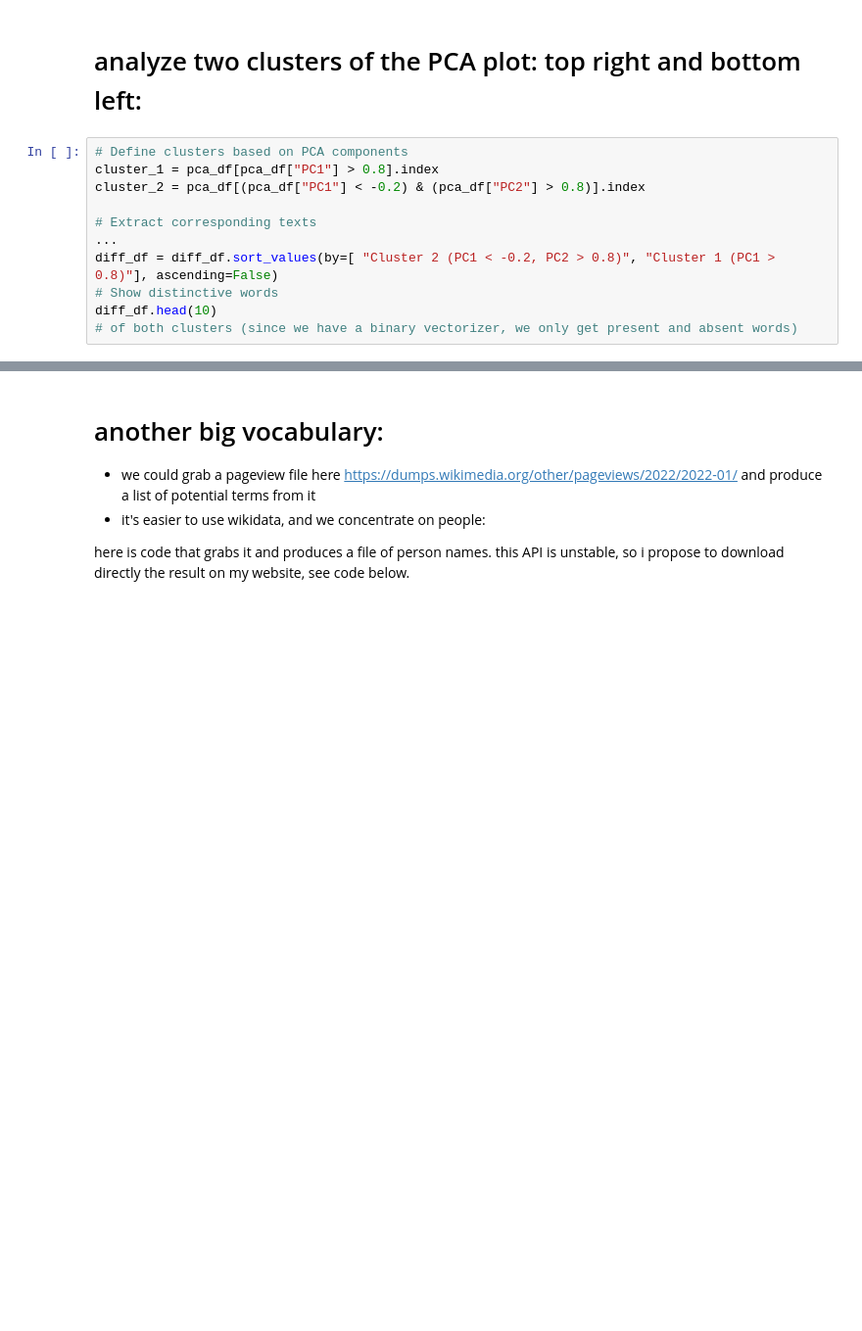
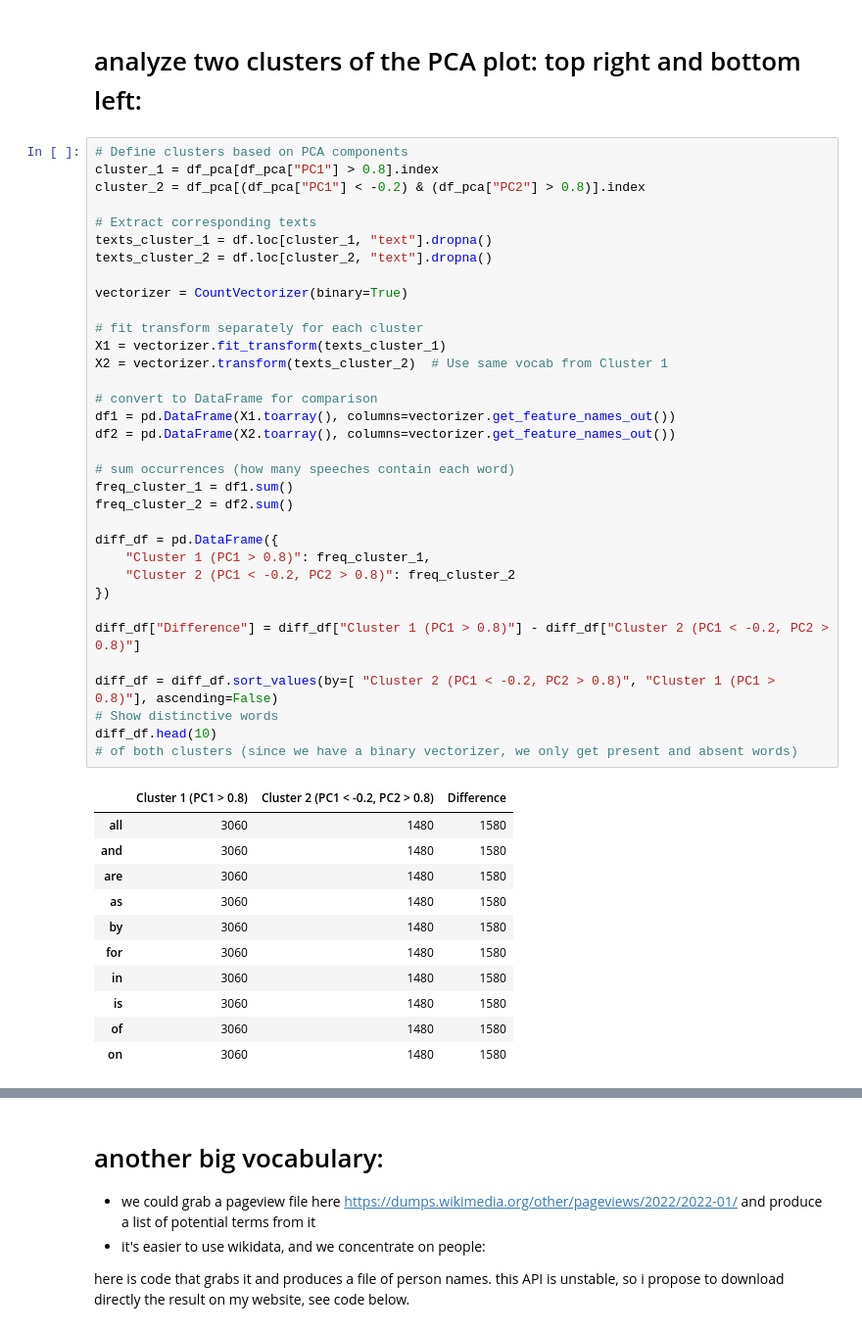
Before and after one commit to Coperr/information-retrieval, a Jupyter notebook: notebook1.ipynb, the cells around one changed output, grey strips where cells are left out. Shown at 98% size. Drawn from its saved outputs; the diff is of its cells as text; blank space fills up the shorter version.

```diff
--- a/notebook1.ipynb
+++ b/notebook1.ipynb
@@ -928,12 +944,47 @@ time: 329 µs (started: 2025-03-12 23:17:03 +00:00)
 # analyze two clusters of the PCA plot: top right and bottom left:
 # %%
 # Define clusters based on PCA components
-cluster_1 = pca_df[pca_df["PC1"] > 0.8].index
-cluster_2 = pca_df[(pca_df["PC1"] < -0.2) & (pca_df["PC2"] > 0.8)].index
+cluster_1 = df_pca[df_pca["PC1"] > 0.8].index
+cluster_2 = df_pca[(df_pca["PC1"] < -0.2) & (df_pca["PC2"] > 0.8)].index
 
 # Extract corresponding texts
-...
+texts_cluster_1 = df.loc[cluster_1, "text"].dropna()
+texts_cluster_2 = df.loc[cluster_2, "text"].dropna()
+
+vectorizer = CountVectorizer(binary=True)
+
+# fit transform separately for each cluster
+X1 = vectorizer.fit_transform(texts_cluster_1)
+X2 = vectorizer.transform(texts_cluster_2)  # Use same vocab from Cluster 1
+
+# convert to DataFrame for comparison
+df1 = pd.DataFrame(X1.toarray(), columns=vectorizer.get_feature_names_out())
+df2 = pd.DataFrame(X2.toarray(), columns=vectorizer.get_feature_names_out())
+
+# sum occurrences (how many speeches contain each word)
+freq_cluster_1 = df1.sum()
+freq_cluster_2 = df2.sum()
+
+diff_df = pd.DataFrame({
+    "Cluster 1 (PC1 > 0.8)": freq_cluster_1,
+    "Cluster 2 (PC1 < -0.2, PC2 > 0.8)": freq_cluster_2
+})
+
+diff_df["Difference"] = diff_df["Cluster 1 (PC1 > 0.8)"] - diff_df["Cluster 2 (PC1 < -0.2, PC2 > 0.8)"]
+
 diff_df = diff_df.sort_values(by=[ "Cluster 2 (PC1 < -0.2, PC2 > 0.8)", "Cluster 1 (PC1 > 0.8)"], ascending=False)
 # Show distinctive words
 diff_df.head(10)
 # of both clusters (since we have a binary vectorizer, we only get present and absent words)
+# %% [output]
+|  | Cluster 1 (PC1 > 0.8) | Cluster 2 (PC1 < -0.2, PC2 > 0.8) | Difference |
+| all | 3060 | 1480 | 1580 |
+| and | 3060 | 1480 | 1580 |
+| are | 3060 | 1480 | 1580 |
+| as | 3060 | 1480 | 1580 |
+| by | 3060 | 1480 | 1580 |
+| for | 3060 | 1480 | 1580 |
+| in | 3060 | 1480 | 1580 |
+| is | 3060 | 1480 | 1580 |
+| of | 3060 | 1480 | 1580 |
+| on | 3060 | 1480 | 1580 |
```
Also changed, not shown: parts of 74 cells of this notebook.
